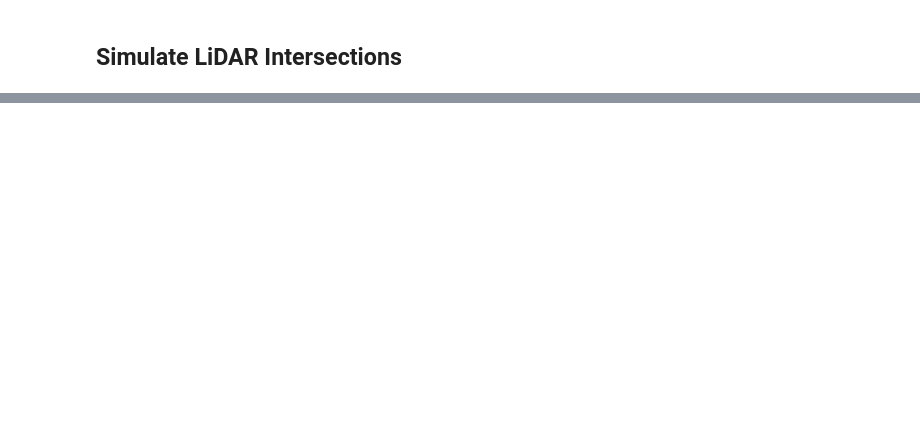
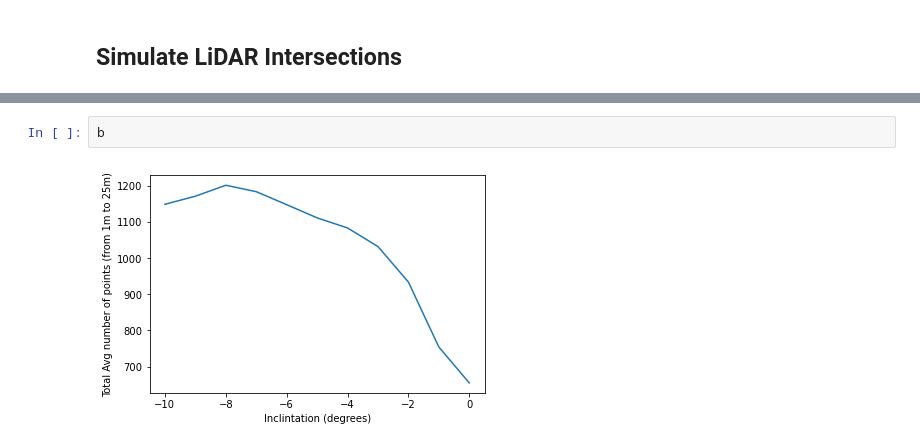
Before and after one commit to asurt-fsai/fs-system, a Jupyter notebook: perception/mrpython_pcl/simulation/LidarPointsTest.ipynb, the cells around one changed output, grey strips where cells are left out. Saved outputs shown, nothing was run; the diff lists cells and outputs as text; blank space fills up the shorter version.

```diff
--- a/perception/mrpython_pcl/simulation/LidarPointsTest.ipynb
+++ b/perception/mrpython_pcl/simulation/LidarPointsTest.ipynb
@@ -132,0 +171,4 @@ plt.show()
+# %%
+b
+# %% [output]
+[figure, added]
```
Also changed, not shown: parts of 8 cells of this notebook.
